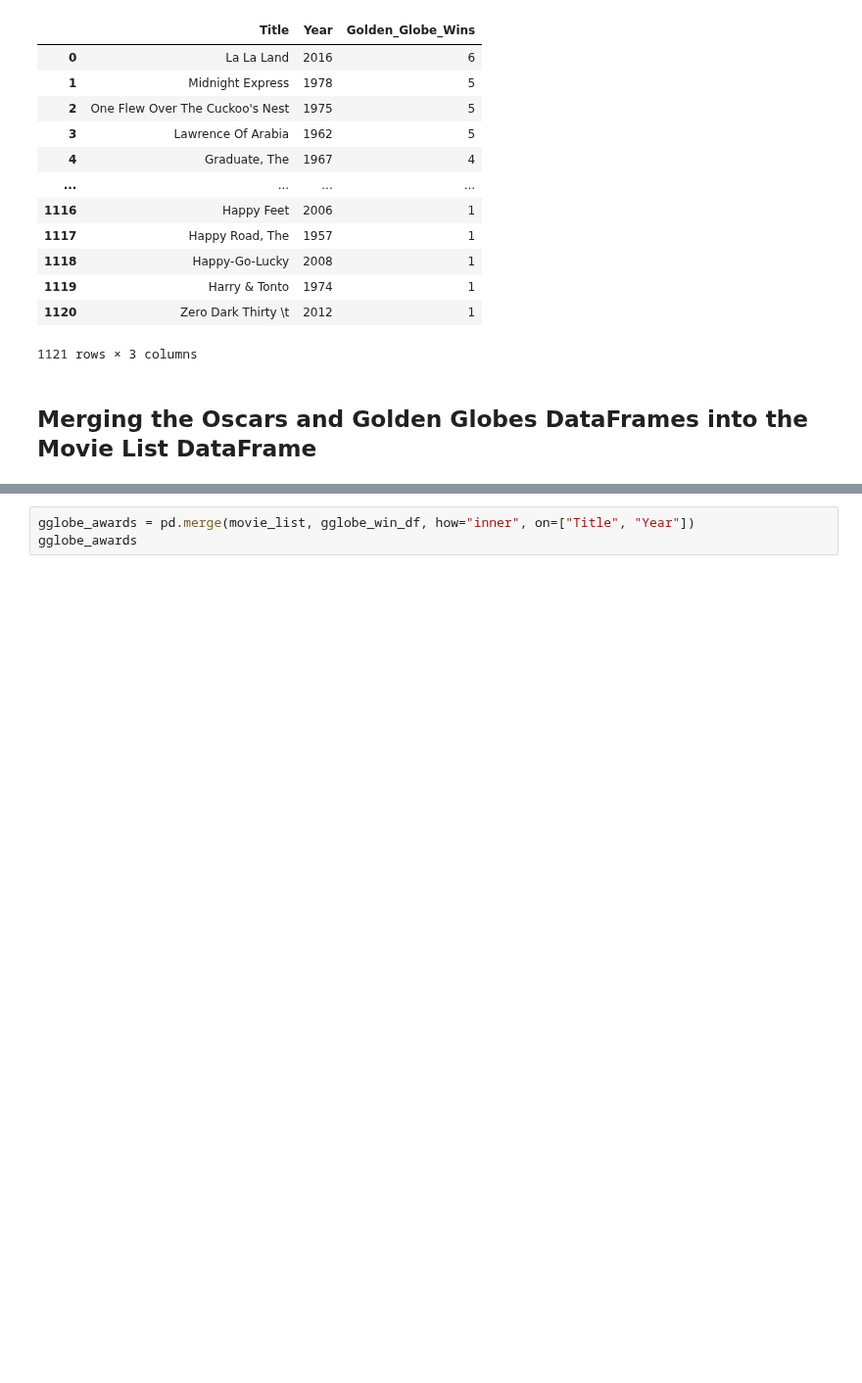
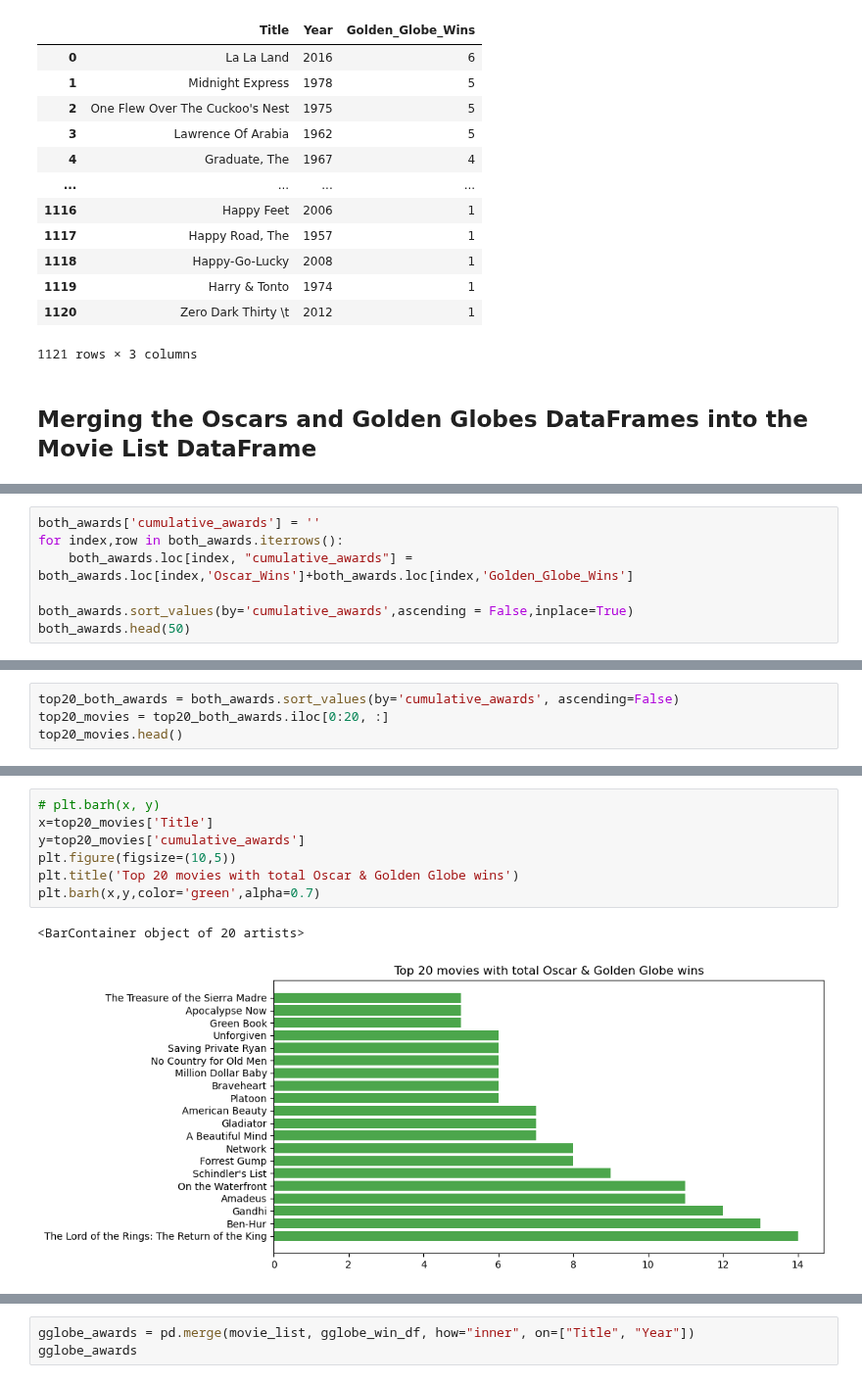
Before and after one commit to Mitajoshi/BC-Project-1, a Jupyter notebook: movie_analysis.ipynb, the cells around one changed output, grey strips where cells are left out. Shown at 98% size. Saved outputs shown, nothing was run; the diff lists cells and outputs as text; blank space fills up the shorter version.

```diff
--- a/movie_analysis.ipynb
+++ b/movie_analysis.ipynb
@@ -990,3 +1003,10 @@ both_awards
 | 35 | Gandhi | 1982 | 783 | tt0083987 | Drama, History | 191 | 22000000 | 77737889 | India, United Kingdom, United Sta... | ... |
 | 36 | The Help | 2011 | 50014 | tt1454029 | Drama | 146 | 25000000 | 216639112 | India, United Arab Emirates, Unit... | ... |
 | 37 | Beauty and the Beast | 1991 | 10020 | tt0101414 | Romance, Family, Animation, Fantasy | 84 | 25000000 | 424967620 | United States of America | ... |
+# %%
+both_awards['cumulative_awards'] = ''
+for index,row in both_awards.iterrows():
+    both_awards.loc[index, "cumulative_awards"] = both_awards.loc[index,'Oscar_Wins']+both_awards.loc[index,'Golden_Globe_Wins']
+
+both_awards.sort_values(by='cumulative_awards',ascending = False,inplace=True)
+both_awards.head(50)
@@ -992,0 +1032,4 @@ both_awards
+# %%
+top20_both_awards = both_awards.sort_values(by='cumulative_awards', ascending=False)
+top20_movies = top20_both_awards.iloc[0:20, :]
+top20_movies.head()
@@ -992,0 +1044,10 @@ both_awards
+# %%
+# plt.barh(x, y)
+x=top20_movies['Title']
+y=top20_movies['cumulative_awards']
+plt.figure(figsize=(10,5))
+plt.title('Top 20 movies with total Oscar & Golden Globe wins')
+plt.barh(x,y,color='green',alpha=0.7)
+# %% [output]
+<BarContainer object of 20 artists>
+[figure, added]
```
Also changed, not shown: parts of 16 cells of this notebook.
